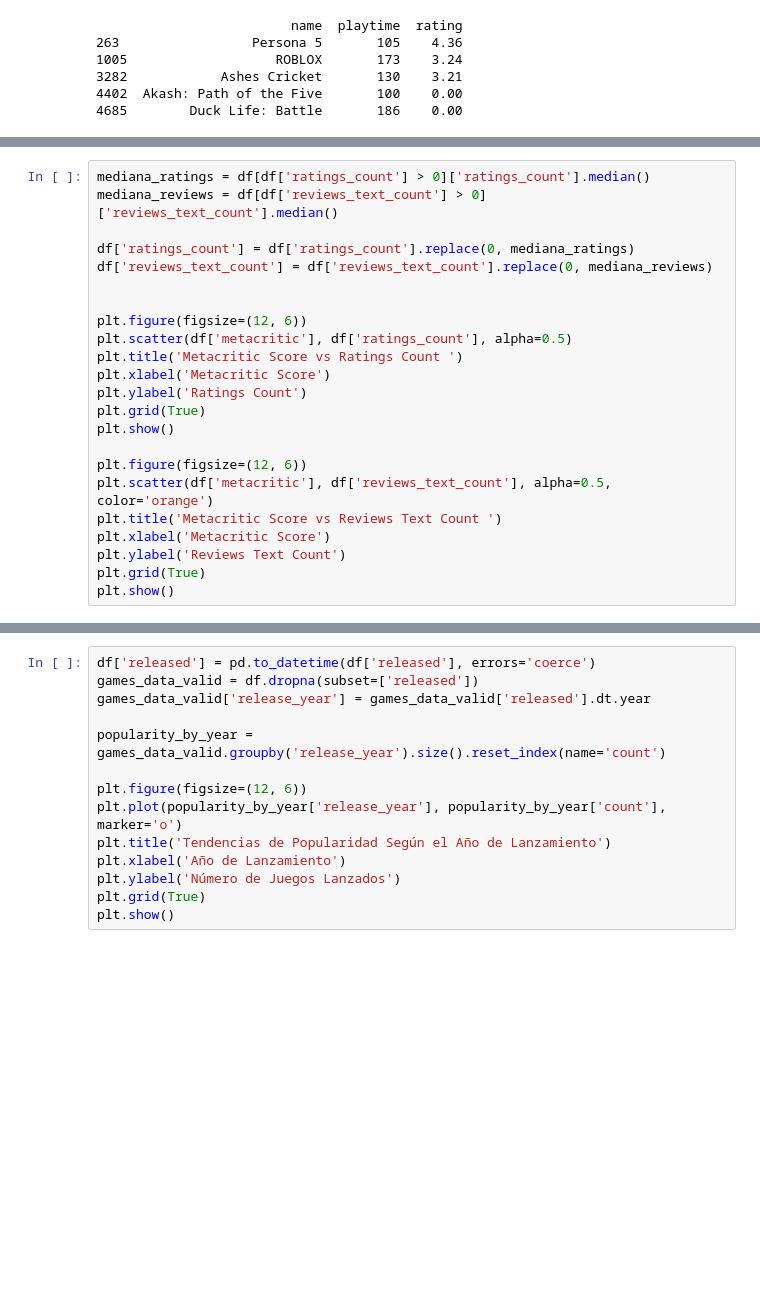
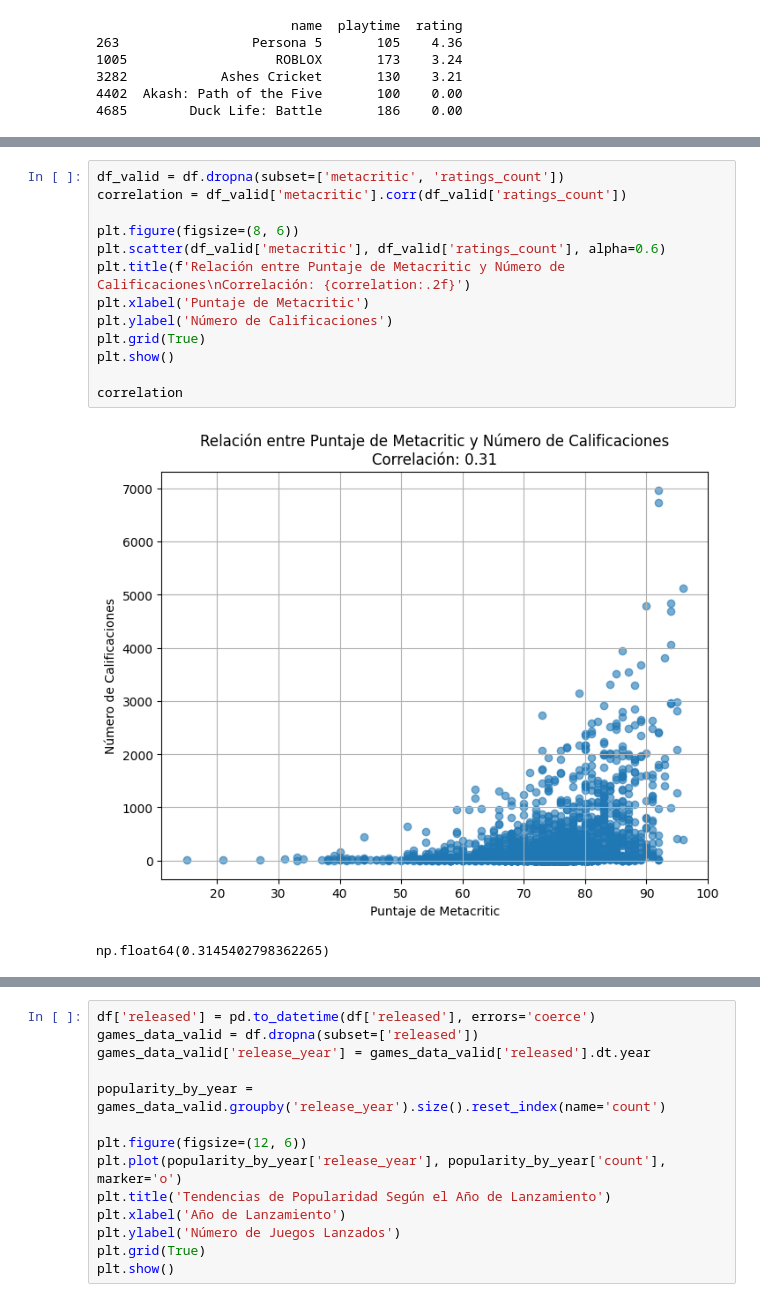
Before and after one commit to andreszaragoza/Eda-Andres, a Jupyter notebook: Analisis_Andres/notebooks/Analisis_Datos.ipynb, the cells around one changed output, grey strips where cells are left out. Drawn from its saved outputs; the diff is of its cells as text; blank space fills up the shorter version.

```diff
--- a/Analisis_Andres/notebooks/Analisis_Datos.ipynb
+++ b/Analisis_Andres/notebooks/Analisis_Datos.ipynb
@@ -1003,23 +995,0 @@ correlation, grouped_data
-# %%
-mediana_ratings = df[df['ratings_count'] > 0]['ratings_count'].median()
-mediana_reviews = df[df['reviews_text_count'] > 0]['reviews_text_count'].median()
-
-df['ratings_count'] = df['ratings_count'].replace(0, mediana_ratings)
-df['reviews_text_count'] = df['reviews_text_count'].replace(0, mediana_reviews)
-
-
-plt.figure(figsize=(12, 6))
-plt.scatter(df['metacritic'], df['ratings_count'], alpha=0.5)
-plt.title('Metacritic Score vs Ratings Count ')
-plt.xlabel('Metacritic Score')
-plt.ylabel('Ratings Count')
-plt.grid(True)
-plt.show()
-
-plt.figure(figsize=(12, 6))
-plt.scatter(df['metacritic'], df['reviews_text_count'], alpha=0.5, color='orange')
-plt.title('Metacritic Score vs Reviews Text Count ')
-plt.xlabel('Metacritic Score')
-plt.ylabel('Reviews Text Count')
-plt.grid(True)
-plt.show()
@@ -1033,0 +1007,16 @@ plt.show()
+# %%
+df_valid = df.dropna(subset=['metacritic', 'ratings_count'])
+correlation = df_valid['metacritic'].corr(df_valid['ratings_count'])
+
+plt.figure(figsize=(8, 6))
+plt.scatter(df_valid['metacritic'], df_valid['ratings_count'], alpha=0.6)
+plt.title(f'Relación entre Puntaje de Metacritic y Número de Calificaciones\nCorrelación: {correlation:.2f}')
+plt.xlabel('Puntaje de Metacritic')
+plt.ylabel('Número de Calificaciones')
+plt.grid(True)
+plt.show()
+
+correlation
+# %% [output]
+[figure, added]
+np.float64(0.3145402798362265)
```
Also changed, not shown: parts of 28 cells of this notebook.
